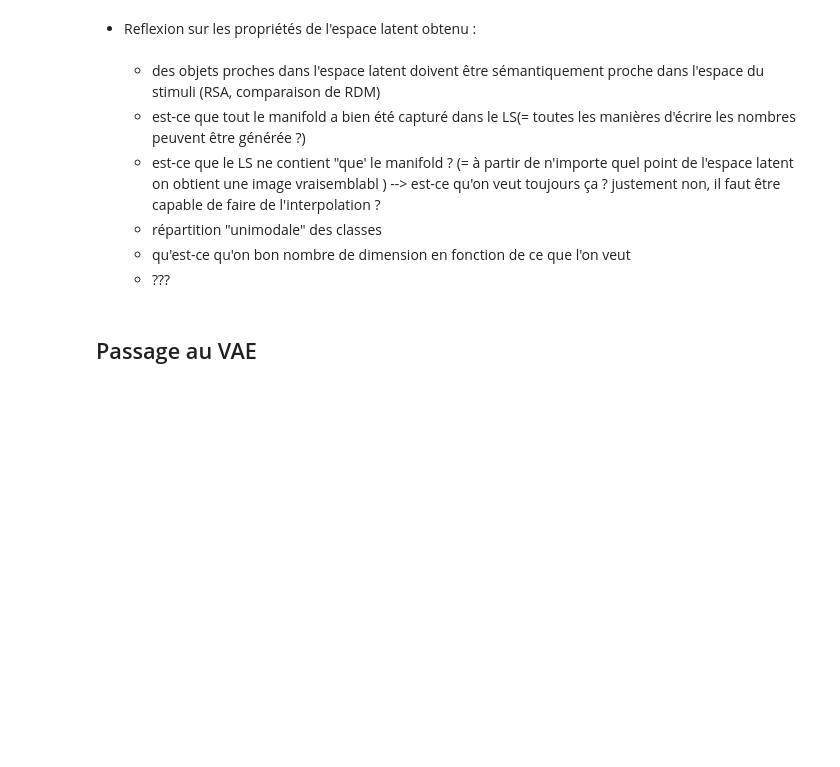
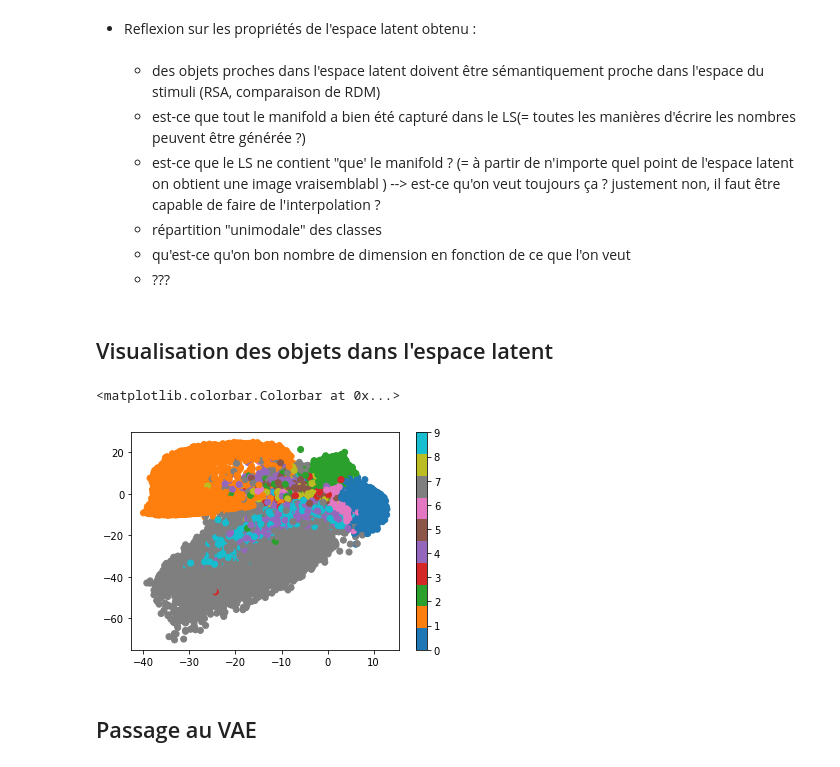
Before and after one commit to hippolyte456/GenerativeNN, a Jupyter notebook: VAE/my_VAE.ipynb, the cells around one changed output. Saved outputs shown, nothing was run; the diff lists cells and outputs as text; code cells hidden in the pictures; blank space fills up the shorter version.

```diff
--- a/VAE/my_VAE.ipynb
+++ b/VAE/my_VAE.ipynb
@@ -407,5 +407,47 @@ for i in range(4):
   - répartition "unimodale" des classes
   - qu'est-ce qu'on bon nombre de dimension en fonction de ce que l'on veut
   - ???
+# %% [markdown]
+## Visualisation des objets dans l'espace latent
+# %%
+# on calcule les coordonnées des objets dans le LS
+#on récupère les données
+Tmodel.eval()
+coord = []
+labels = []
+for imgs, lbls in data_loader:
+    #on encode les images
+    latent_space = Tmodel.encode(imgs)
+    #latent_space = latent_space.squeeze()
+    #on récupère les coordonnées du LS
+    latent_space = latent_space.detach().numpy()
+    #on récupère les labels
+    lbls = lbls.numpy()
+
+    #on veut une liste de coordonnées associées à un label
+    for i in range(len(latent_space)):
+        coord.append(latent_space[i])
+        labels.append(lbls[i])
+
+for co in coord:
+    co = co.reshape(2)
+
+
+# #on fait une ACP pour visualiser les données
+# pca = PCA(n_components=2)
+# pca.fit(latent_space)
+# latent_space = pca.transform(latent_space)
+
+# #on affiche les données
+# plt.scatter(latent_space[:,0], latent_space[:,1], c=labels, cmap='tab10')
+# plt.colorbar()
+# %%
+#on affiche les coordonnées
+plt.scatter([co[0] for co in coord], [co[1] for co in coord], c=labels, cmap='tab10')
+#on affiche les labels qui correspondent aux couleurs
+plt.colorbar()
+# %% [output]
+<matplotlib.colorbar.Colorbar at 0x...>
+[figure, added]
 # %% [markdown]
 ## Passage au VAE
```
